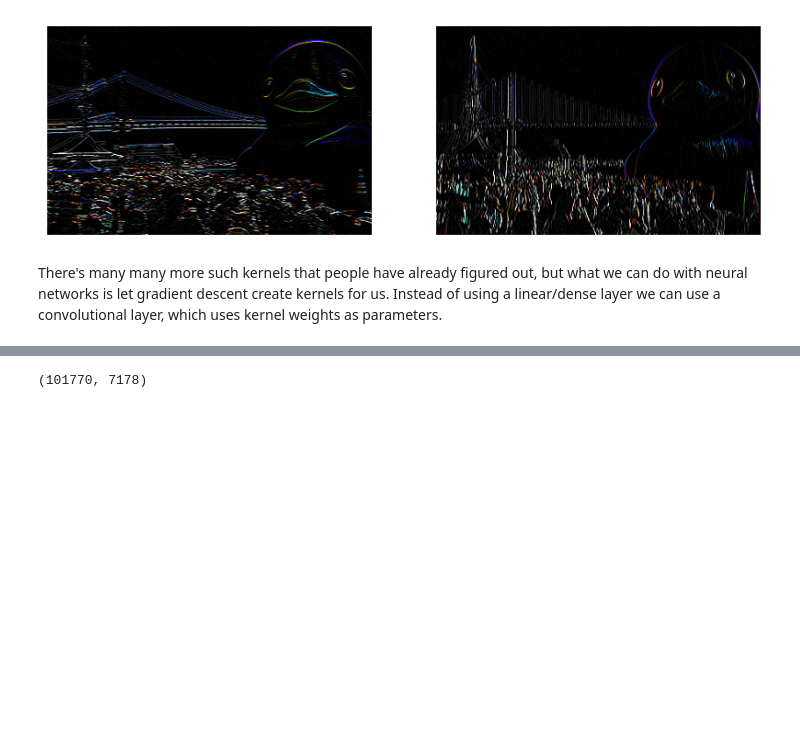
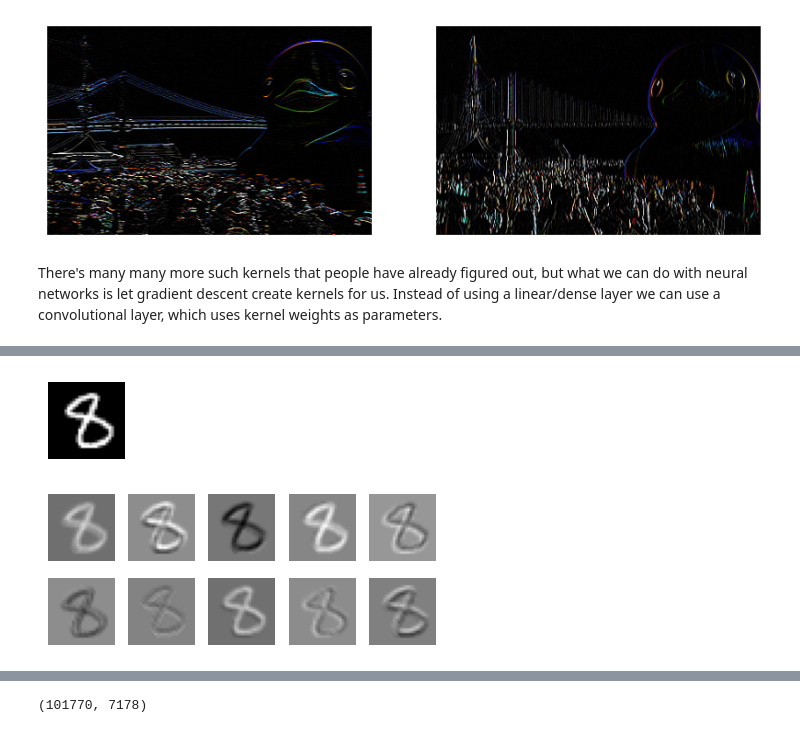
Before and after one commit to mskrajnowski/2023-machine-learning-talk, a Jupyter notebook: talks/02_vision.ipynb, the cells around one changed output, grey strips where cells are left out. Cells and saved outputs as stored; diff of their text form; code cells hidden in the pictures; blank space fills up the shorter version.

```diff
--- a/talks/02_vision.ipynb
+++ b/talks/02_vision.ipynb
@@ -838,0 +830,7 @@ mnist_learner(conv1).fit_one_cycle(5, 0.01)
+# %%
+x, _ = mnist_loaders.train.one_batch()
+show_image(x[0], cmap="gray")
+show_images(conv_layer(x[:1]).view(10, 1, 28, 28), ncols=5, cmap="gray", vrange=1)
+# %% [output]
+[figure, added]
+[figure, added]
```
Also changed, not shown: parts of 9 cells of this notebook, 1 other file.
